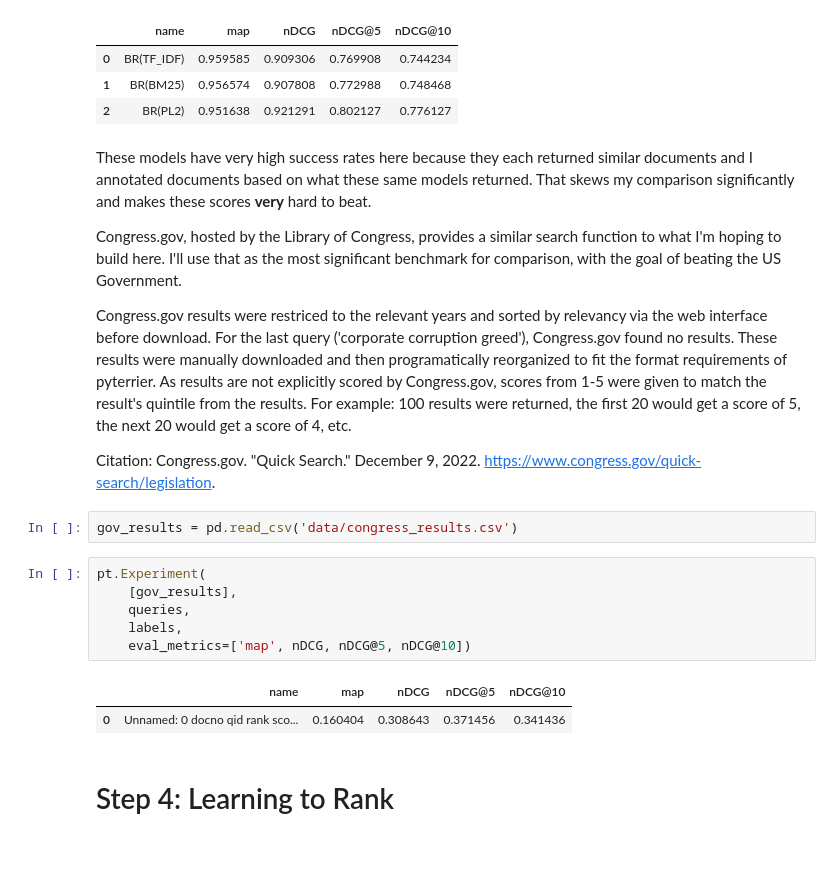
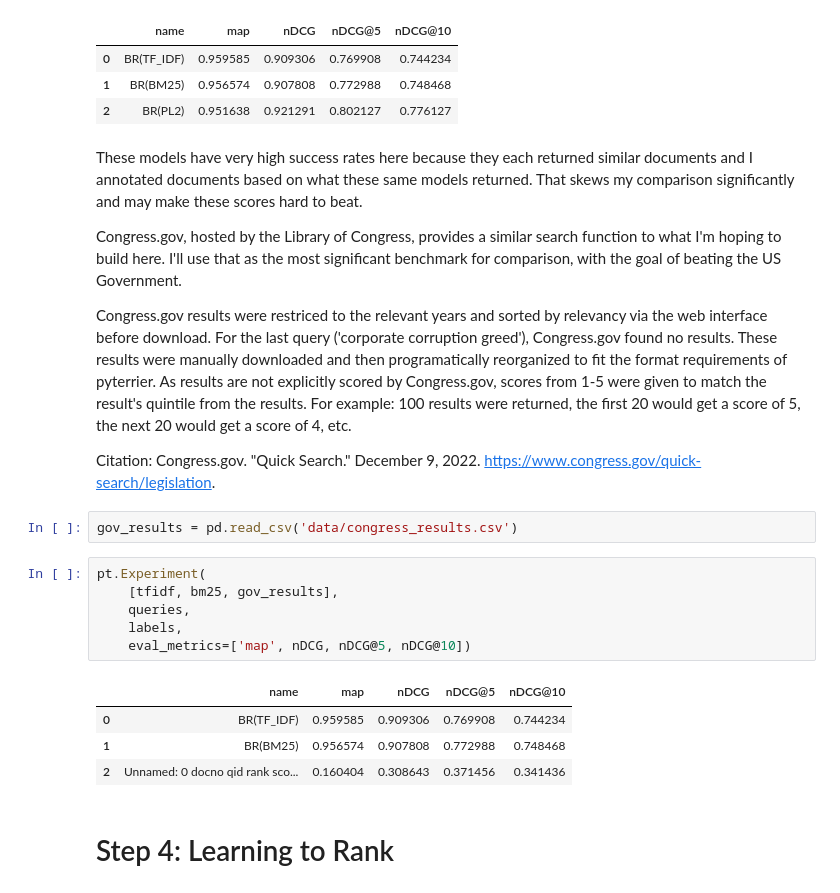
Before and after one commit to hhuntz/congressional_search, a Jupyter notebook: developing_search.ipynb, the cells around one changed output. Saved outputs shown, nothing was run; the diff lists cells and outputs as text; blank space fills up the shorter version.

```diff
--- a/developing_search.ipynb
+++ b/developing_search.ipynb
@@ -121,7 +121,7 @@ pt.Experiment(
 | 1 | BR(BM25) | 0.956574 | 0.907808 | 0.772988 | 0.748468 |
 | 2 | BR(PL2) | 0.951638 | 0.921291 | 0.802127 | 0.776127 |
 # %% [markdown]
-These models have very high success rates here because they each returned similar documents and I annotated documents based on what these same models returned. That skews my comparison significantly and makes these scores <b>very</b> hard to beat.
+These models have very high success rates here because they each returned similar documents and I annotated documents based on what these same models returned. That skews my comparison significantly and may make these scores hard to beat.
 
 Congress.gov, hosted by the Library of Congress, provides a similar search function to what I'm hoping to build here. I'll use that as the most significant benchmark for comparison, with the goal of beating the US Government.
 
@@ -132,13 +132,15 @@ Citation: Congress.gov. "Quick Search." December 9, 2022. https://www.congress.g
 gov_results = pd.read_csv('data/congress_results.csv')
 # %%
 pt.Experiment(
-    [gov_results],
+    [tfidf, bm25, gov_results],
     queries,
     labels,
     eval_metrics=['map', nDCG, nDCG@5, nDCG@10])
 # %% [output]
 |  | name | map | nDCG | nDCG@5 | nDCG@10 |
-| 0 | Unnamed: 0 docno qid rank sco... | 0.160404 | 0.308643 | 0.371456 | 0.341436 |
+| 0 | BR(TF_IDF) | 0.959585 | 0.909306 | 0.769908 | 0.744234 |
+| 1 | BR(BM25) | 0.956574 | 0.907808 | 0.772988 | 0.748468 |
+| 2 | Unnamed: 0 docno qid rank sco... | 0.160404 | 0.308643 | 0.371456 | 0.341436 |
 # %% [markdown]
 # Step 4: Learning to Rank
 # %%
```
Also changed, not shown: parts of 1 cell of this notebook.
